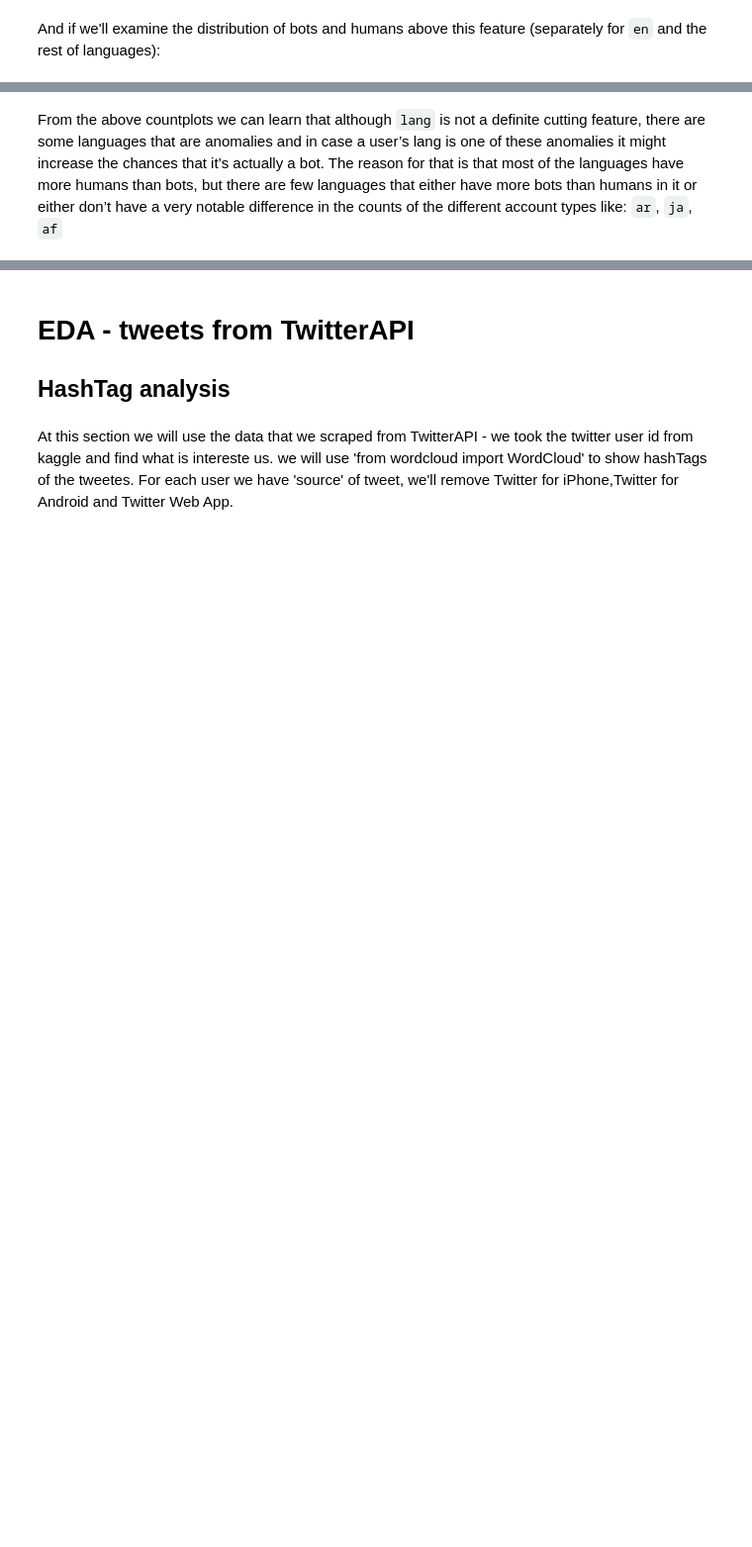
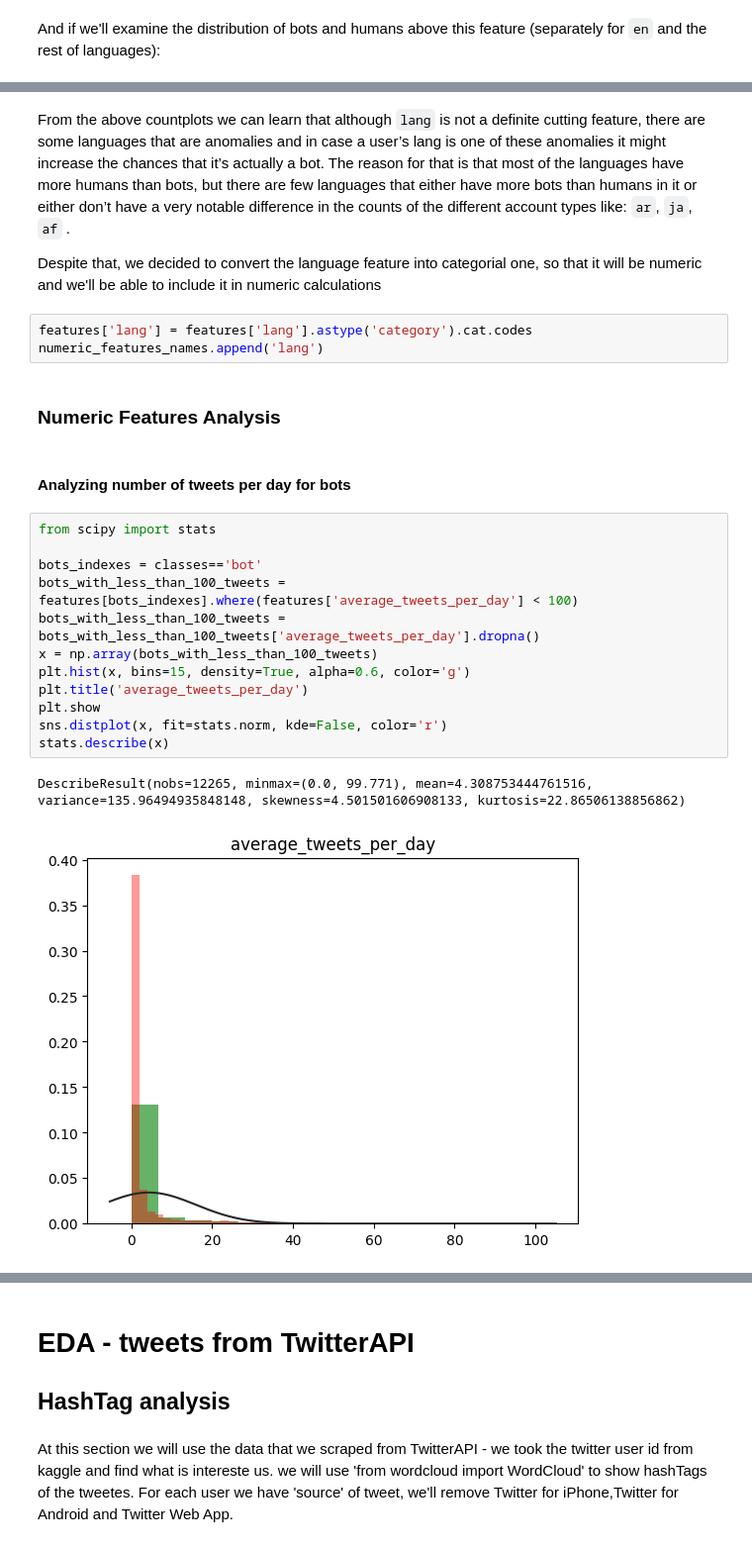
Before and after one commit to orlysk/TwitterBotsProject, a Jupyter notebook: Detecting_Twitter_Bots.ipynb, the cells around one changed output, grey strips where cells are left out. Shown at 99% size. Saved outputs shown, nothing was run; the diff lists cells and outputs as text; blank space fills up the shorter version.

```diff
--- a/Detecting_Twitter_Bots.ipynb
+++ b/Detecting_Twitter_Bots.ipynb
@@ -723,4 +654,28 @@ plt.show()
 # %% [output]
 [figure]
 # %% [markdown]
-From the above countplots we can learn that although `lang` is not a definite cutting feature, there are some languages that are anomalies and in case a user’s lang is one of these anomalies it might increase the chances that it’s actually a bot. The reason for that is that most of the languages have more humans than bots, but there are few languages that either have more bots than humans in it or either don’t have a very notable difference in the counts of the different account types like: `ar`, `ja`, `af`
+From the above countplots we can learn that although `lang` is not a definite cutting feature, there are some languages that are anomalies and in case a user’s lang is one of these anomalies it might increase the chances that it’s actually a bot. The reason for that is that most of the languages have more humans than bots, but there are few languages that either have more bots than humans in it or either don’t have a very notable difference in the counts of the different account types like: `ar`, `ja`, `af` .
+
+Despite that, we decided to convert the language feature into categorial one, so that it will be numeric and we'll be able to include it in numeric calculations
+# %%
+features['lang'] = features['lang'].astype('category').cat.codes
+numeric_features_names.append('lang')
+# %% [markdown]
+### Numeric Features Analysis
+# %% [markdown]
+#### Analyzing number of tweets per day for bots
+# %%
+from scipy import stats
+
+bots_indexes = classes=='bot'
+bots_with_less_than_100_tweets = features[bots_indexes].where(features['average_tweets_per_day'] < 100)
+bots_with_less_than_100_tweets = bots_with_less_than_100_tweets['average_tweets_per_day'].dropna()
+x = np.array(bots_with_less_than_100_tweets)
+plt.hist(x, bins=15, density=True, alpha=0.6, color='g')
+plt.title('average_tweets_per_day')
+plt.show
+sns.distplot(x, fit=stats.norm, kde=False, color='r')
+stats.describe(x)
+# %% [output]
+DescribeResult(nobs=12265, minmax=(0.0, 99.771), mean=4.308753444761516, variance=135.96494935848148, skewness=4.501501606908133, kurtosis=22.86506138856862)
+[figure, new version]
```
Also changed, not shown: parts of 41 cells of this notebook, 1 other file.
